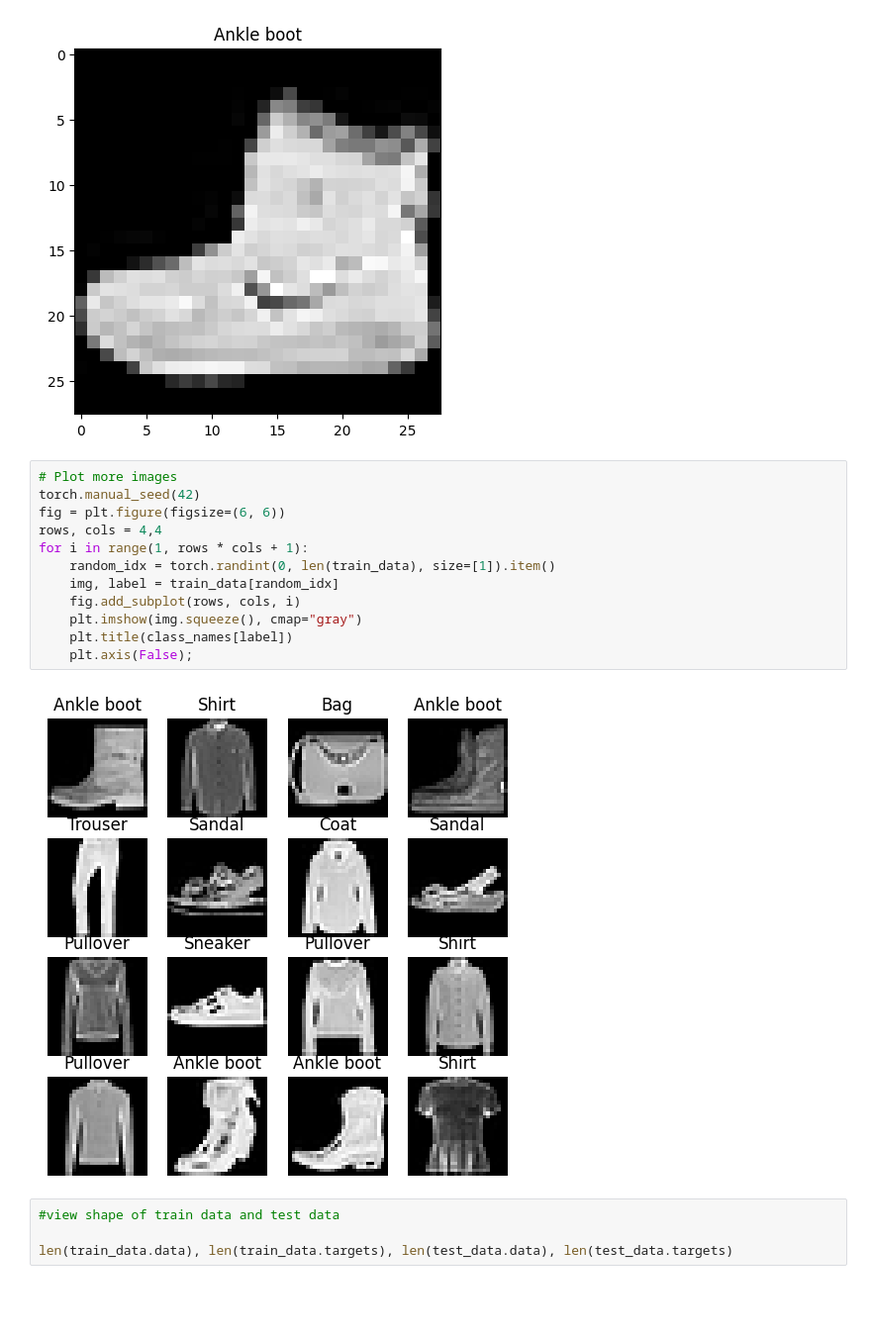
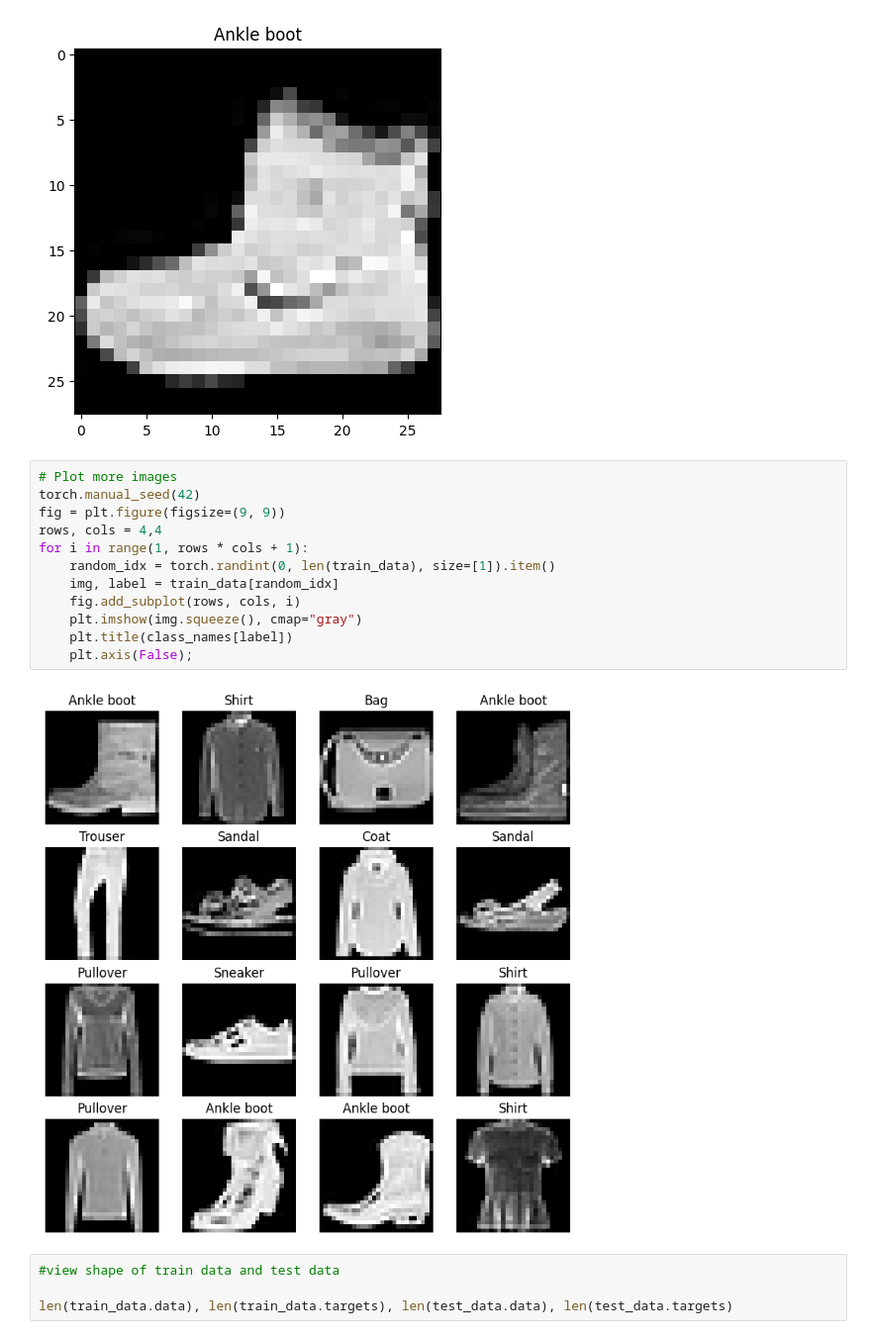
Before and after one commit to dannytipeez/fashion-multi_classifier-model, a Jupyter notebook: fashion_classifications.ipynb, the cells around one changed output. Shown at 99% size. Saved outputs shown, nothing was run; the diff lists cells and outputs as text; blank space fills up the shorter version.

```diff
--- a/fashion_classifications.ipynb
+++ b/fashion_classifications.ipynb
@@ -54,17 +54,17 @@ Text(0.5, 1.0, 'Ankle boot')
 # %%
 # Plot more images
 torch.manual_seed(42)
-fig = plt.figure(figsize=(6, 6))
+fig = plt.figure(figsize=(9, 9))
 rows, cols = 4,4
 for i in range(1, rows * cols + 1):
     random_idx = torch.randint(0, len(train_data), size=[1]).item()
     img, label = train_data[random_idx]
     fig.add_subplot(rows, cols, i)
     plt.imshow(img.squeeze(), cmap="gray")
     plt.title(class_names[label])
     plt.axis(False);
 # %% [output]
-[figure, old version]
+[figure, new version]
 # %%
 #view shape of train data and test data
 
```
Also changed, not shown: parts of 1 cell of this notebook.
